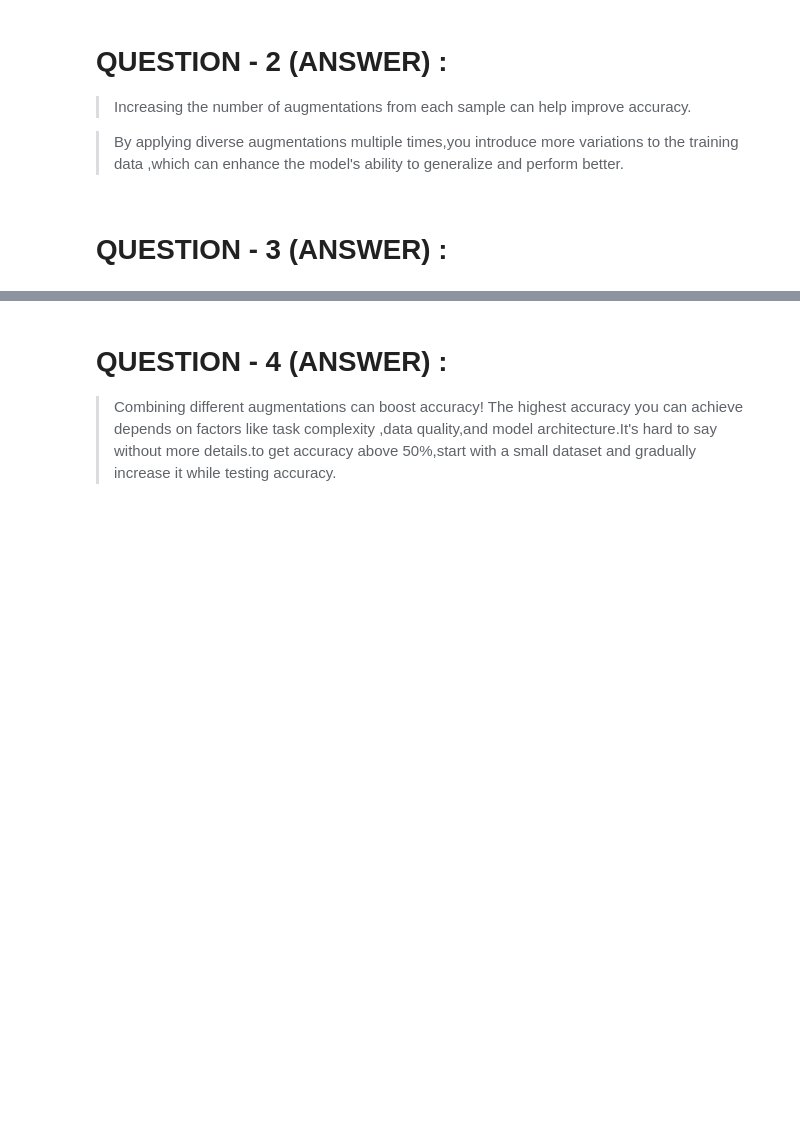
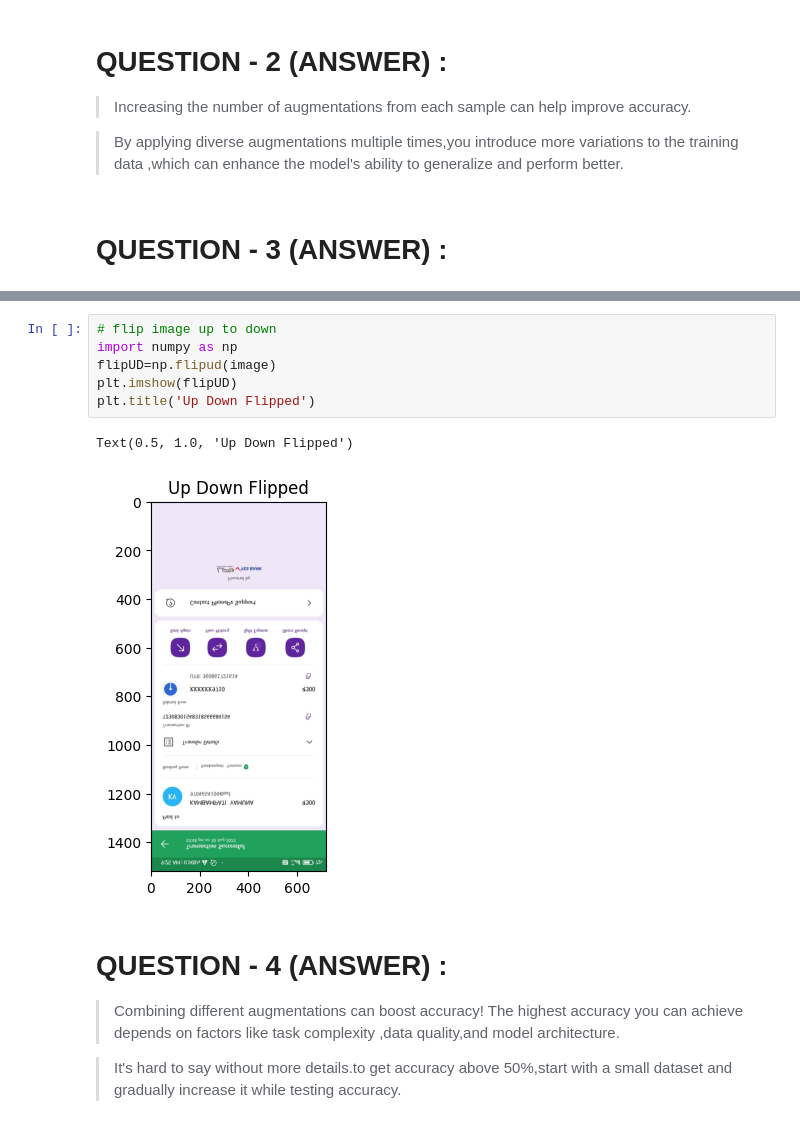
Before and after one commit to srilu396/FMML_LAB-MODULES, a Jupyter notebook: Copy_of_Module_01_Lab_03_Augmentation.ipynb, the cells around one changed output, grey strips where cells are left out. Saved outputs shown, nothing was run; the diff lists cells and outputs as text; blank space fills up the shorter version.

```diff
--- a/Copy_of_Module_01_Lab_03_Augmentation.ipynb
+++ b/Copy_of_Module_01_Lab_03_Augmentation.ipynb
@@ -373,4 +381,15 @@ AttributeError: ignored
+# %%
+# flip image up to down
+import numpy as np
+flipUD=np.flipud(image)
+plt.imshow(flipUD)
+plt.title('Up Down Flipped')
+# %% [output]
+Text(0.5, 1.0, 'Up Down Flipped')
+[figure, added]
 # %% [markdown]
 # QUESTION - 4 (ANSWER) :
 
-> Combining different augmentations can boost accuracy! The highest accuracy you can achieve depends on factors like task complexity ,data quality,and model architecture.It's hard to say without more details.to get accuracy above 50%,start with a small dataset and gradually increase it while testing accuracy.
+> Combining different augmentations can boost accuracy! The highest accuracy you can achieve depends on factors like task complexity ,data quality,and model architecture.
+
+> It's hard to say without more details.to get accuracy above 50%,start with a small dataset and gradually increase it while testing accuracy.
```
Also changed, not shown: parts of 16 cells of this notebook.
